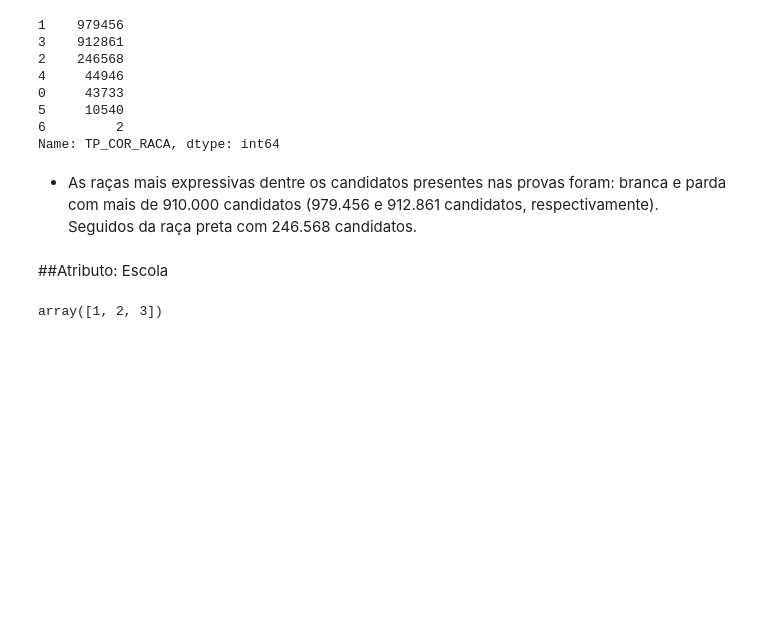
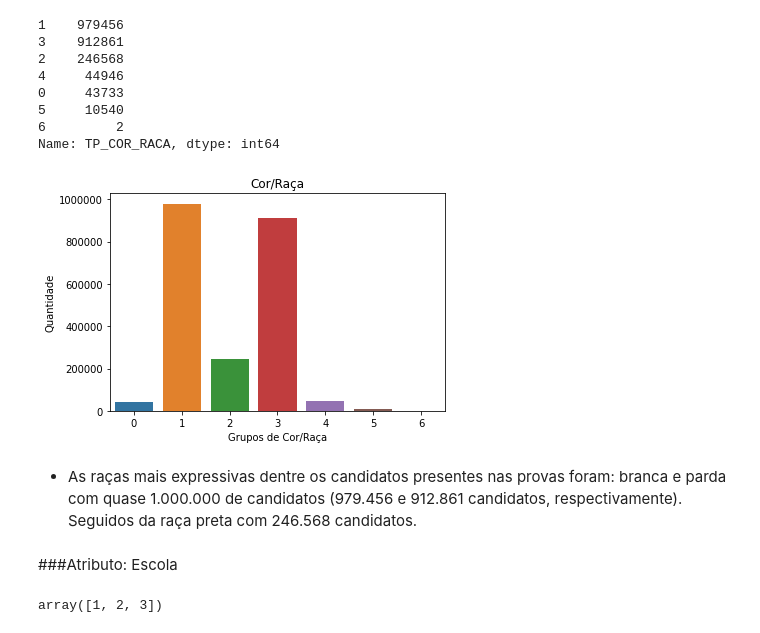
Before and after one commit to GabrielCdev/INEP_dataset_analysis, a Jupyter notebook: INEP_Dataset_Analysis.ipynb, the cells around one changed output. Drawn from its saved outputs; the diff is of its cells as text; code cells hidden in the pictures; blank space fills up the shorter version.

```diff
--- a/INEP_Dataset_Analysis.ipynb
+++ b/INEP_Dataset_Analysis.ipynb
@@ -374,10 +399,22 @@ enem_df['TP_COR_RACA'].value_counts(sort=True)
 5     10540
 6         2
 Name: TP_COR_RACA, dtype: int64
+# %%
+ax = sns.countplot(enem_df['TP_COR_RACA'])
+
+# Adicionando título e rótulos aos eixos
+ax.set_title('Cor/Raça')
+ax.ticklabel_format(style='plain', axis='y')
+ax.set_ylabel('Quantidade')
+ax.set_xlabel('Grupos de Cor/Raça')
+
+plt.show()
+# %% [output]
+[figure, added]
 # %% [markdown]
-- As raças mais expressivas dentre os candidatos presentes nas provas foram: branca e parda com mais de 910.000 candidatos (979.456 e 912.861 candidatos, respectivamente). Seguidos da raça preta com 246.568 candidatos.
+- As raças mais expressivas dentre os candidatos presentes nas provas foram: branca e parda com quase 1.000.000 de candidatos (979.456 e 912.861 candidatos, respectivamente). Seguidos da raça preta com 246.568 candidatos.
 # %% [markdown]
-##Atributo: Escola
+###Atributo: Escola
 # %%
 enem_df['TP_ESCOLA'].unique()
 # %% [output]
```
Also changed, not shown: parts of 62 cells of this notebook.
